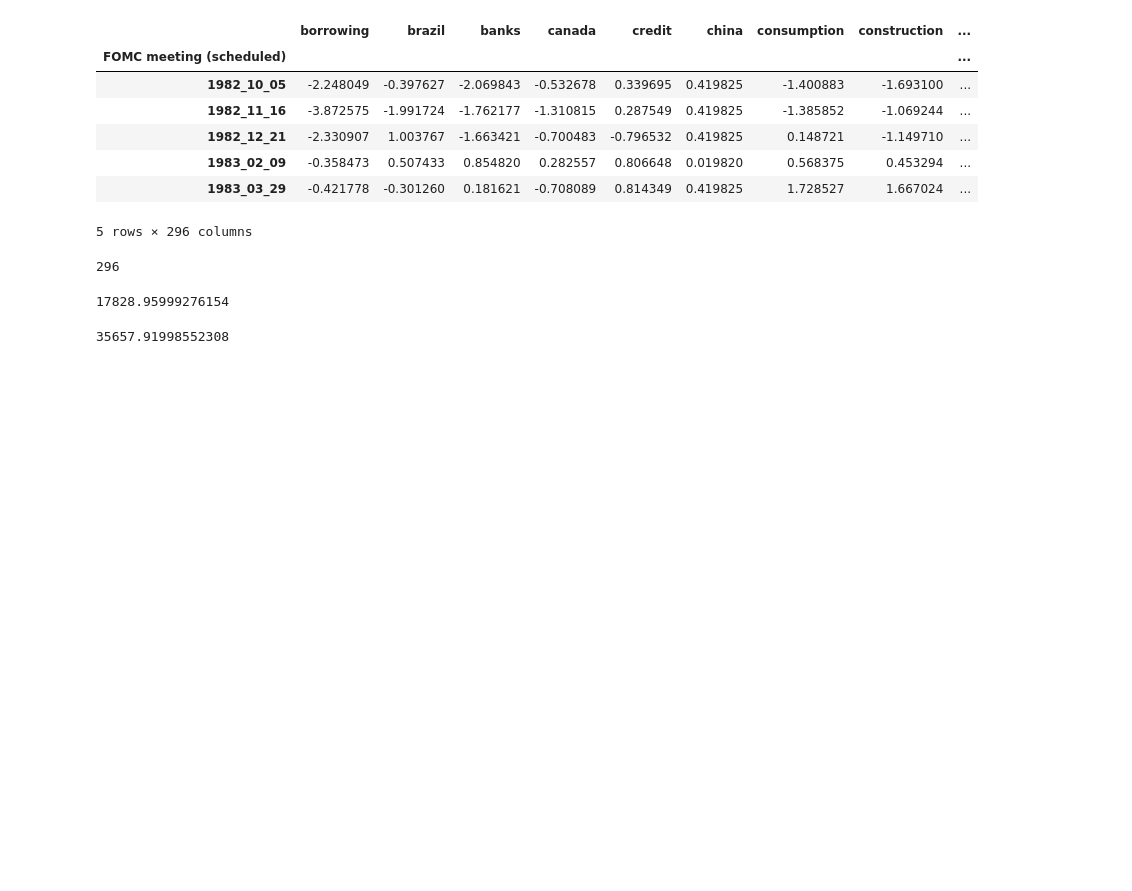
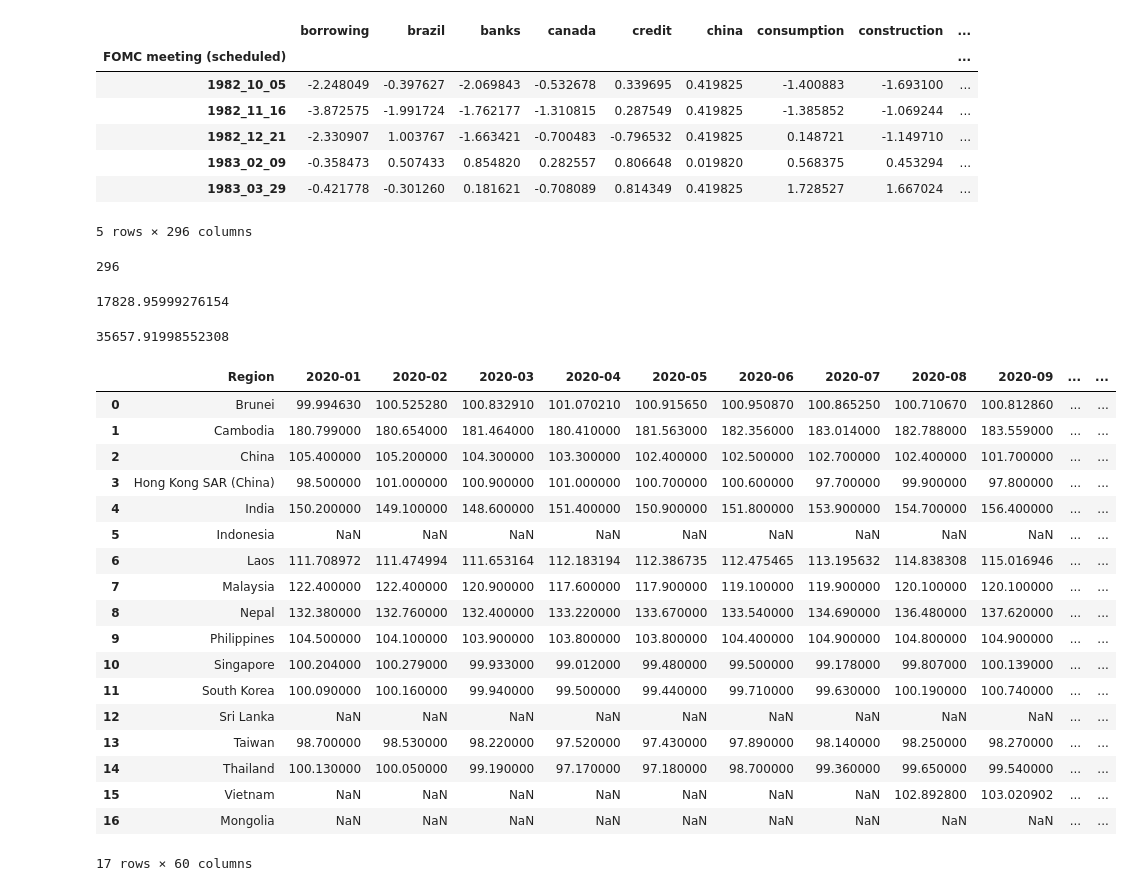
Before and after one commit to aizudeen11/cfm-nlp, a Jupyter notebook: webscrap.ipynb, the cells around one changed output. Saved outputs shown, nothing was run; the diff lists cells and outputs as text; code cells hidden in the pictures; blank space fills up the shorter version.

```diff
--- a/webscrap.ipynb
+++ b/webscrap.ipynb
@@ -201,3 +201,35 @@ for x in range(n):
 print(total)
 # %% [output]
 35657.91998552308
+# %%
+import pandas as pd
+import datetime
+
+df = pd.read_excel(r"C:\Users\AhmadAizudeen\OneDrive - The SOUTH-EAST ASIAN CENTRAL BANKS (SEACEN) RESEARCH AND TRAINING\Capital Flow Monitor\SEACEN CFM January 2025\edited files\Data\Growth and Inflation 3Q2024.xlsx", sheet_name=3, nrows=17)
+df = df.drop(df.columns[[0,2,3]], axis = 1)
+date = df.columns[1:]
+date_new =[x for x in date if isinstance(x, datetime.date)]
+df = df[['Region', *date_new]]
+date2 = [x.date().strftime("%Y-%m") for x in date]
+df = df.rename(columns={k:v for (k,v) in zip(date,date2)})
+df
+# %% [output]
+|  | Region | 2020-01 | 2020-02 | 2020-03 | 2020-04 | 2020-05 | 2020-06 | 2020-07 | 2020-08 | 2020-09 | ... | ... |
+| 0 | Brunei | 99.994630 | 100.525280 | 100.832910 | 101.070210 | 100.915650 | 100.950870 | 100.865250 | 100.710670 | 100.812860 | ... | ... |
+| 1 | Cambodia | 180.799000 | 180.654000 | 181.464000 | 180.410000 | 181.563000 | 182.356000 | 183.014000 | 182.788000 | 183.559000 | ... | ... |
+| 2 | China | 105.400000 | 105.200000 | 104.300000 | 103.300000 | 102.400000 | 102.500000 | 102.700000 | 102.400000 | 101.700000 | ... | ... |
+| 3 | Hong Kong SAR (China) | 98.500000 | 101.000000 | 100.900000 | 101.000000 | 100.700000 | 100.600000 | 97.700000 | 99.900000 | 97.800000 | ... | ... |
+| 4 | India | 150.200000 | 149.100000 | 148.600000 | 151.400000 | 150.900000 | 151.800000 | 153.900000 | 154.700000 | 156.400000 | ... | ... |
+| 5 | Indonesia | NaN | NaN | NaN | NaN | NaN | NaN | NaN | NaN | NaN | ... | ... |
+| 6 | Laos | 111.708972 | 111.474994 | 111.653164 | 112.183194 | 112.386735 | 112.475465 | 113.195632 | 114.838308 | 115.016946 | ... | ... |
+| 7 | Malaysia | 122.400000 | 122.400000 | 120.900000 | 117.600000 | 117.900000 | 119.100000 | 119.900000 | 120.100000 | 120.100000 | ... | ... |
+| 8 | Nepal | 132.380000 | 132.760000 | 132.400000 | 133.220000 | 133.670000 | 133.540000 | 134.690000 | 136.480000 | 137.620000 | ... | ... |
+| 9 | Philippines | 104.500000 | 104.100000 | 103.900000 | 103.800000 | 103.800000 | 104.400000 | 104.900000 | 104.800000 | 104.900000 | ... | ... |
+| 10 | Singapore | 100.204000 | 100.279000 | 99.933000 | 99.012000 | 99.480000 | 99.500000 | 99.178000 | 99.807000 | 100.139000 | ... | ... |
+| 11 | South Korea | 100.090000 | 100.160000 | 99.940000 | 99.500000 | 99.440000 | 99.710000 | 99.630000 | 100.190000 | 100.740000 | ... | ... |
+| 12 | Sri Lanka | NaN | NaN | NaN | NaN | NaN | NaN | NaN | NaN | NaN | ... | ... |
+| 13 | Taiwan | 98.700000 | 98.530000 | 98.220000 | 97.520000 | 97.430000 | 97.890000 | 98.140000 | 98.250000 | 98.270000 | ... | ... |
+| 14 | Thailand | 100.130000 | 100.050000 | 99.190000 | 97.170000 | 97.180000 | 98.700000 | 99.360000 | 99.650000 | 99.540000 | ... | ... |
+| 15 | Vietnam | NaN | NaN | NaN | NaN | NaN | NaN | NaN | 102.892800 | 103.020902 | ... | ... |
+| 16 | Mongolia | NaN | NaN | NaN | NaN | NaN | NaN | NaN | NaN | NaN | ... | ... |
+17 rows × 60 columns
```
Also changed, not shown: parts of 14 cells of this notebook, 2 other files.
